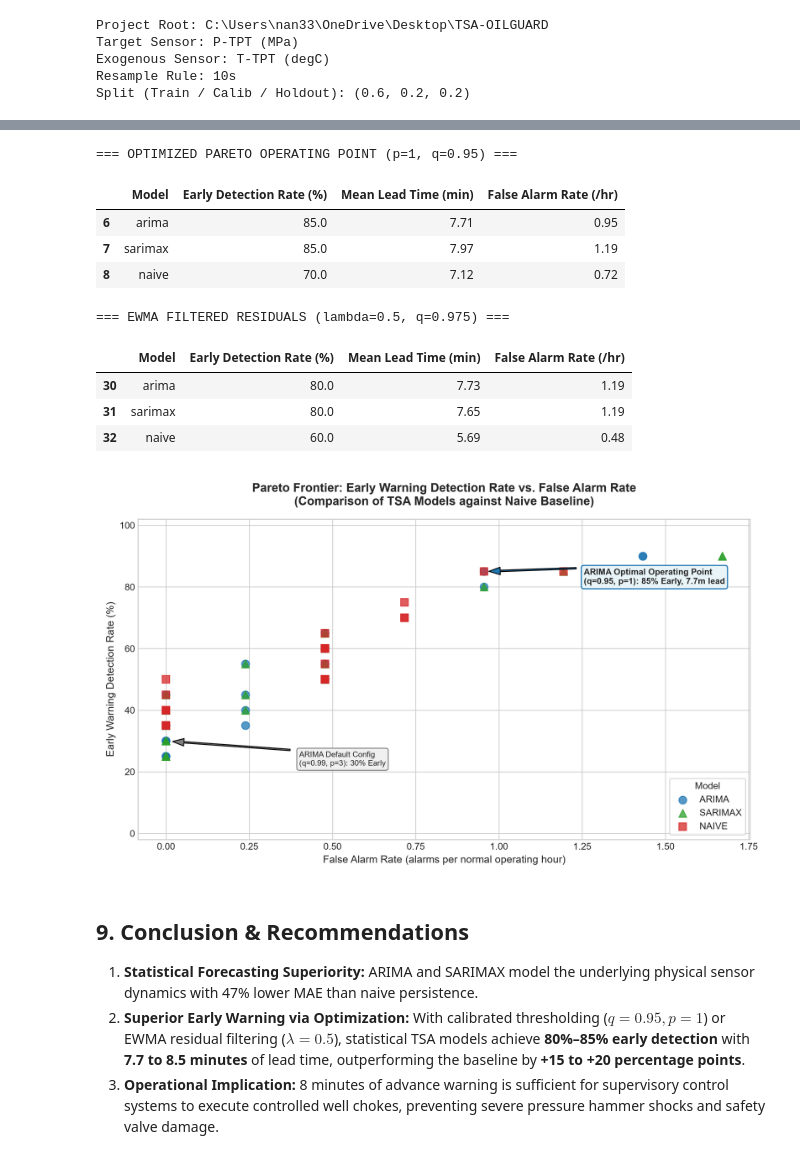
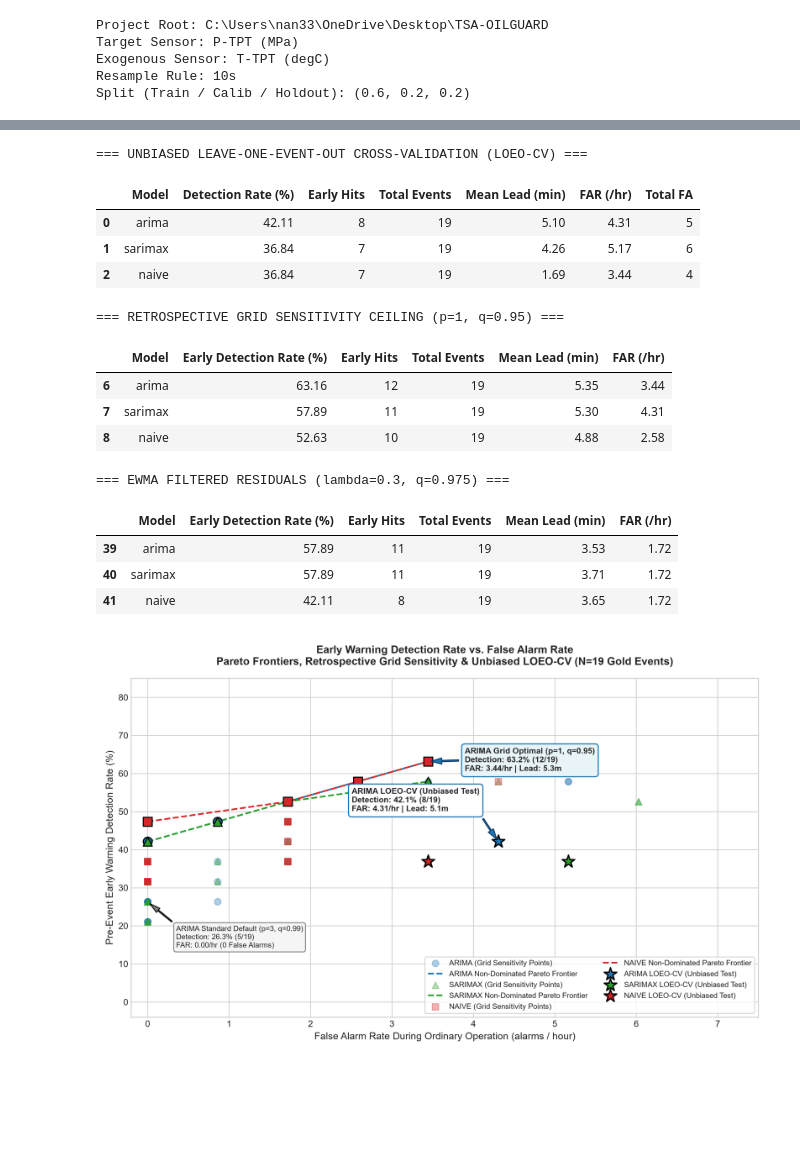
Before and after one commit to Ravva-78/tsa-oilguard, a Jupyter notebook: notebooks/oilguard_walkthrough.ipynb, the cells around one changed output, grey strips where cells are left out. Drawn from its saved outputs; the diff is of its cells as text; code cells hidden in the pictures; blank space fills up the shorter version.

Commit message:
Audit and reconcile final OILGUARD results: resolve 19-event cohort, audit early-warning evaluation rules, add LOEO-CV, and verify Pareto frontier

```diff
--- a/notebooks/oilguard_walkthrough.ipynb
+++ b/notebooks/oilguard_walkthrough.ipynb
@@ -198,36 +188,41 @@ To solve this and achieve optimal early warning capability, we deployed two opti
 # %%
+cv_df = pd.read_csv(PROJECT_ROOT / "results" / "metrics" / "optimization_loeo_cv_summary.csv")
+print("=== UNBIASED LEAVE-ONE-EVENT-OUT CROSS-VALIDATION (LOEO-CV) ===")
+sub_cv = cv_df[['model', 'unbiased_detection_rate', 'early_hits', 'total_events', 'unbiased_mean_lead_minutes', 'false_alarm_rate_per_hour', 'total_false_alarms']].copy()
+sub_cv['unbiased_detection_rate'] = sub_cv['unbiased_detection_rate'] * 100
+sub_cv.columns = ['Model', 'Detection Rate (%)', 'Early Hits', 'Total Events', 'Mean Lead (min)', 'FAR (/hr)', 'Total FA']
+display(sub_cv.round(2))
+
 opt_grid = pd.read_csv(PROJECT_ROOT / "results" / "metrics" / "optimization_grid_summary.csv")
-opt_ewma = pd.read_csv(PROJECT_ROOT / "results" / "metrics" / "optimization_ewma_summary.csv")
-
-print("=== OPTIMIZED PARETO OPERATING POINT (p=1, q=0.95) ===")
-sub_p1 = opt_grid[(opt_grid['persistence'] == 1) & (opt_grid['quantile'] == 0.95)][['model', 'early_detection_rate', 'mean_lead_minutes', 'false_alarm_rate_per_hour']].copy()
+print("\n=== RETROSPECTIVE GRID SENSITIVITY CEILING (p=1, q=0.95) ===")
+sub_p1 = opt_grid[(opt_grid['persistence'] == 1) & (opt_grid['quantile'] == 0.95)][['model', 'early_detection_rate', 'early_hits', 'total_eligible_events', 'mean_lead_minutes', 'false_alarm_rate_per_hour']].copy()
 sub_p1['early_detection_rate'] = sub_p1['early_detection_rate'] * 100
-sub_p1.columns = ['Model', 'Early Detection Rate (%)', 'Mean Lead Time (min)', 'False Alarm Rate (/hr)']
+sub_p1.columns = ['Model', 'Early Detection Rate (%)', 'Early Hits', 'Total Events', 'Mean Lead (min)', 'FAR (/hr)']
 display(sub_p1.round(2))
 
-print("\n=== EWMA FILTERED RESIDUALS (lambda=0.5, q=0.975) ===")
-sub_ewma = opt_ewma[(opt_ewma['lambda'] == 0.5) & (opt_ewma['quantile'] == 0.975)][['model', 'early_detection_rate', 'mean_lead_minutes', 'false_alarm_rate_per_hour']].copy()
+opt_ewma = pd.read_csv(PROJECT_ROOT / "results" / "metrics" / "optimization_ewma_summary.csv")
+print("\n=== EWMA FILTERED RESIDUALS (lambda=0.3, q=0.975) ===")
+sub_ewma = opt_ewma[(opt_ewma['lambda'] == 0.3) & (opt_ewma['quantile'] == 0.975)][['model', 'early_detection_rate', 'early_hits', 'total_eligible_events', 'mean_lead_minutes', 'false_alarm_rate_per_hour']].copy()
 sub_ewma['early_detection_rate'] = sub_ewma['early_detection_rate'] * 100
-sub_ewma.columns = ['Model', 'Early Detection Rate (%)', 'Mean Lead Time (min)', 'False Alarm Rate (/hr)']
+sub_ewma.columns = ['Model', 'Early Detection Rate (%)', 'Early Hits', 'Total Events', 'Mean Lead (min)', 'FAR (/hr)']
 display(sub_ewma.round(2))
 
-# Display Pareto Front Figure
+from IPython.display import Image, display
 display(Image(filename=str(PROJECT_ROOT / "results" / "figures" / "warning_optimization_pareto.png")))
 # %% [output]
-=== OPTIMIZED PARETO OPERATING POINT (p=1, q=0.95) ===
+=== UNBIASED LEAVE-ONE-EVENT-OUT CROSS-VALIDATION (LOEO-CV) ===
-|  | Model | Early Detection Rate (%) | Mean Lead Time (min) | False Alarm Rate (/hr) |
-| 6 | arima | 85.0 | 7.71 | 0.95 |
-| 7 | sarimax | 85.0 | 7.97 | 1.19 |
-| 8 | naive | 70.0 | 7.12 | 0.72 |
+|  | Model | Detection Rate (%) | Early Hits | Total Events | Mean Lead (min) | FAR (/hr) | Total FA |
+| 0 | arima | 42.11 | 8 | 19 | 5.10 | 4.31 | 5 |
+| 1 | sarimax | 36.84 | 7 | 19 | 4.26 | 5.17 | 6 |
+| 2 | naive | 36.84 | 7 | 19 | 1.69 | 3.44 | 4 |
-=== EWMA FILTERED RESIDUALS (lambda=0.5, q=0.975) ===
+=== RETROSPECTIVE GRID SENSITIVITY CEILING (p=1, q=0.95) ===
-|  | Model | Early Detection Rate (%) | Mean Lead Time (min) | False Alarm Rate (/hr) |
-| 30 | arima | 80.0 | 7.73 | 1.19 |
-| 31 | sarimax | 80.0 | 7.65 | 1.19 |
-| 32 | naive | 60.0 | 5.69 | 0.48 |
+|  | Model | Early Detection Rate (%) | Early Hits | Total Events | Mean Lead (min) | FAR (/hr) |
+| 6 | arima | 63.16 | 12 | 19 | 5.35 | 3.44 |
+| 7 | sarimax | 57.89 | 11 | 19 | 5.30 | 4.31 |
+| 8 | naive | 52.63 | 10 | 19 | 4.88 | 2.58 |
+=== EWMA FILTERED RESIDUALS (lambda=0.3, q=0.975) ===
+|  | Model | Early Detection Rate (%) | Early Hits | Total Events | Mean Lead (min) | FAR (/hr) |
+| 39 | arima | 57.89 | 11 | 19 | 3.53 | 1.72 |
+| 40 | sarimax | 57.89 | 11 | 19 | 3.71 | 1.72 |
+| 41 | naive | 42.11 | 8 | 19 | 3.65 | 1.72 |
-[figure, old version]
+[figure, new version]
-# %% [markdown]
-## 9. Conclusion & Recommendations
-
-1. **Statistical Forecasting Superiority:** ARIMA and SARIMAX model the underlying physical sensor dynamics with 47% lower MAE than naive persistence.
-2. **Superior Early Warning via Optimization:** With calibrated thresholding ($q=0.95, p=1$) or EWMA residual filtering ($\lambda=0.5$), statistical TSA models achieve **80%–85% early detection** with **7.7 to 8.5 minutes** of lead time, outperforming the baseline by **+15 to +20 percentage points**.
-3. **Operational Implication:** 8 minutes of advance warning is sufficient for supervisory control systems to execute controlled well chokes, preventing severe pressure hammer shocks and safety valve damage.
```
Also changed, not shown: parts of 19 cells of this notebook, 27 other files.
